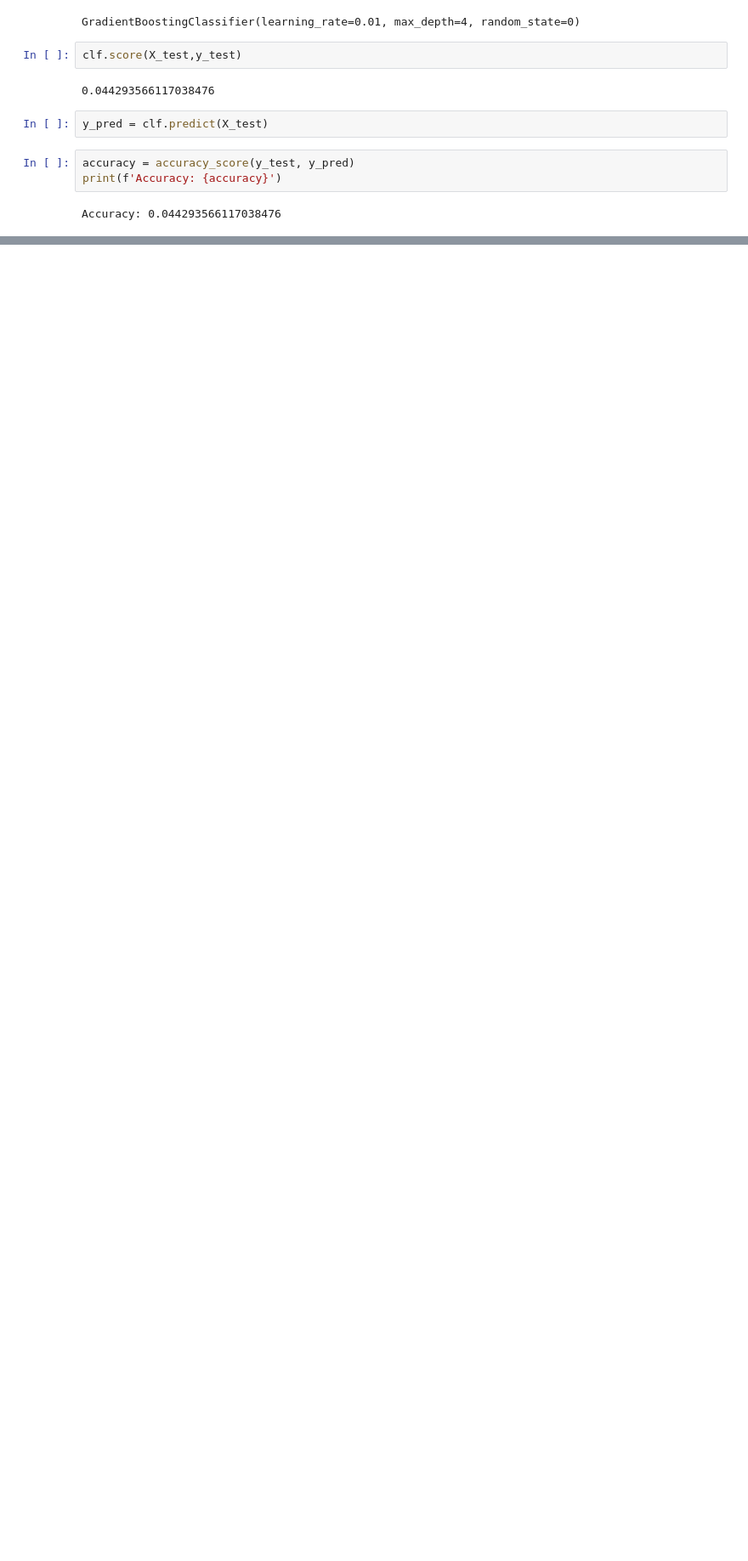
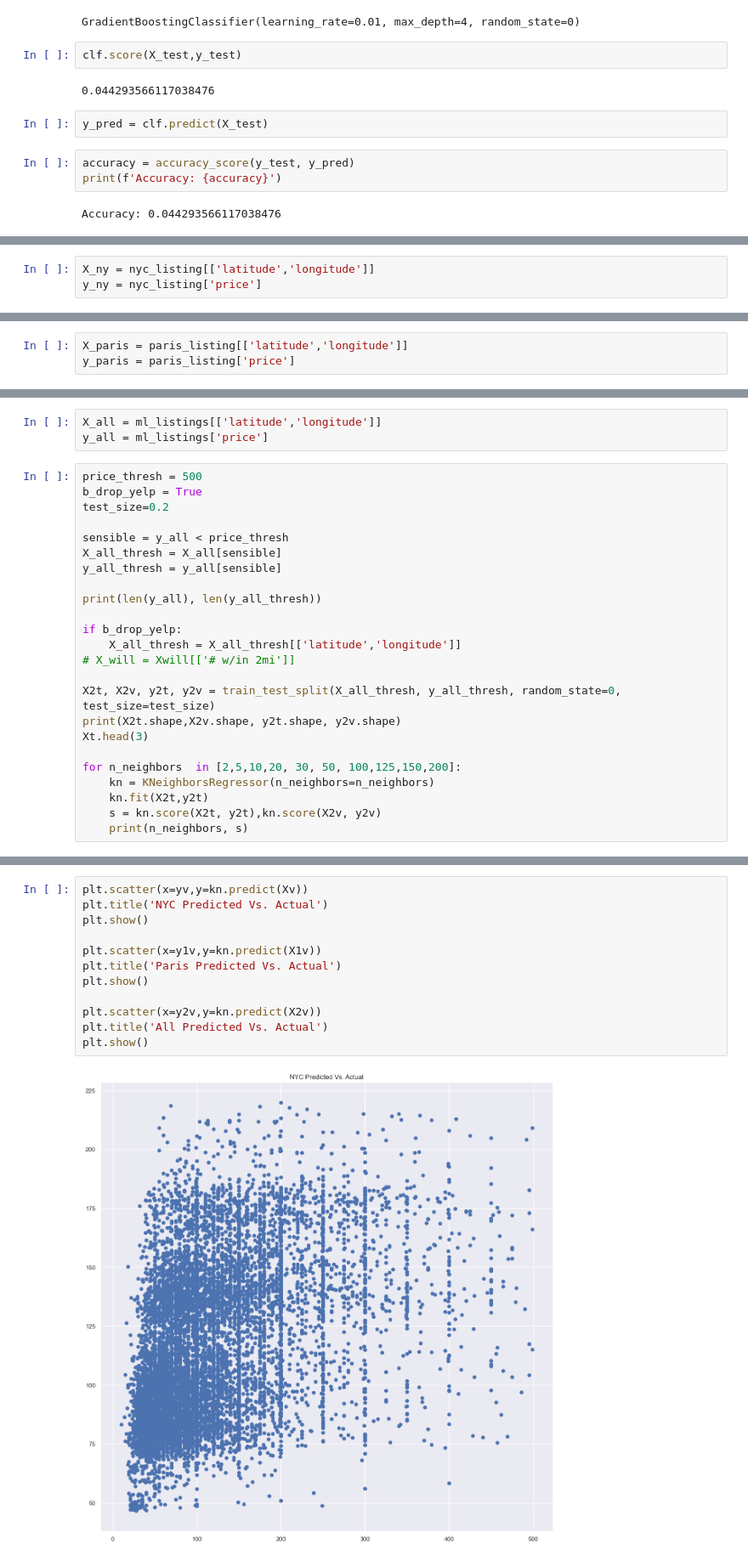
Before and after one commit to garris9/AirJnJ, a Jupyter notebook: Noelle/ml.ipynb, the cells around one changed output, grey strips where cells are left out. Shown at 85% size. Drawn from its saved outputs; the diff is of its cells as text; blank space fills up the shorter version.

```diff
--- a/Noelle/ml.ipynb
+++ b/Noelle/ml.ipynb
@@ -248,0 +309,3 @@ Accuracy: 0.044293566117038476
+# %%
+X_ny = nyc_listing[['latitude','longitude']]
+y_ny = nyc_listing['price']
@@ -248,0 +351,3 @@ Accuracy: 0.044293566117038476
+# %%
+X_paris = paris_listing[['latitude','longitude']]
+y_paris = paris_listing['price']
@@ -248,0 +393,27 @@ Accuracy: 0.044293566117038476
+# %%
+X_all = ml_listings[['latitude','longitude']]
+y_all = ml_listings['price']
+# %%
+price_thresh = 500
+b_drop_yelp = True
+test_size=0.2
+
+sensible = y_all < price_thresh
+X_all_thresh = X_all[sensible]
+y_all_thresh = y_all[sensible]
+
+print(len(y_all), len(y_all_thresh))
+
+if b_drop_yelp:
+    X_all_thresh = X_all_thresh[['latitude','longitude']]
+# X_will = Xwill[['# w/in 2mi']]
+
+X2t, X2v, y2t, y2v = train_test_split(X_all_thresh, y_all_thresh, random_state=0, test_size=test_size)
+print(X2t.shape,X2v.shape, y2t.shape, y2v.shape)
+Xt.head(3)
+
+for n_neighbors  in [2,5,10,20, 30, 50, 100,125,150,200]:
+    kn = KNeighborsRegressor(n_neighbors=n_neighbors)
+    kn.fit(X2t,y2t)
+    s = kn.score(X2t, y2t),kn.score(X2v, y2v)
+    print(n_neighbors, s)
@@ -248,0 +433,14 @@ Accuracy: 0.044293566117038476
+# %%
+plt.scatter(x=yv,y=kn.predict(Xv))
+plt.title('NYC Predicted Vs. Actual')
+plt.show()
+
+plt.scatter(x=y1v,y=kn.predict(X1v))
+plt.title('Paris Predicted Vs. Actual')
+plt.show()
+
+plt.scatter(x=y2v,y=kn.predict(X2v))
+plt.title('All Predicted Vs. Actual')
+plt.show()
+# %% [output]
+[figure, added]
```
Also changed, not shown: parts of 22 cells of this notebook.
